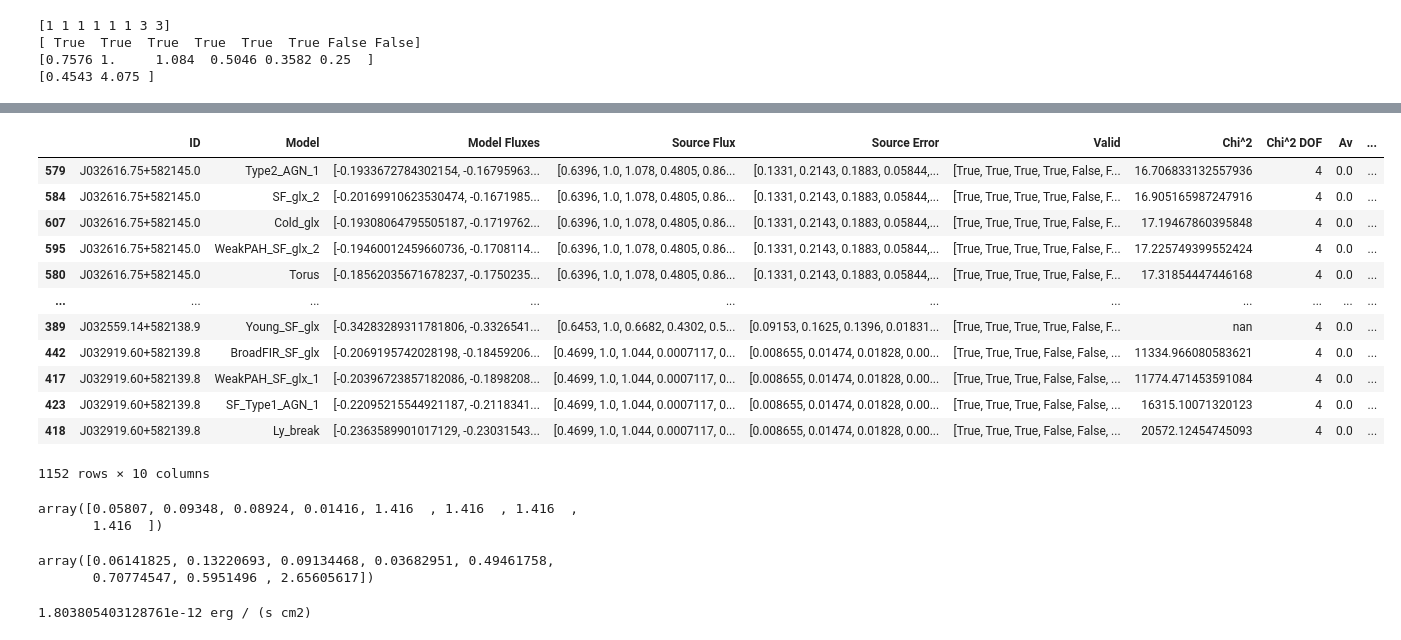
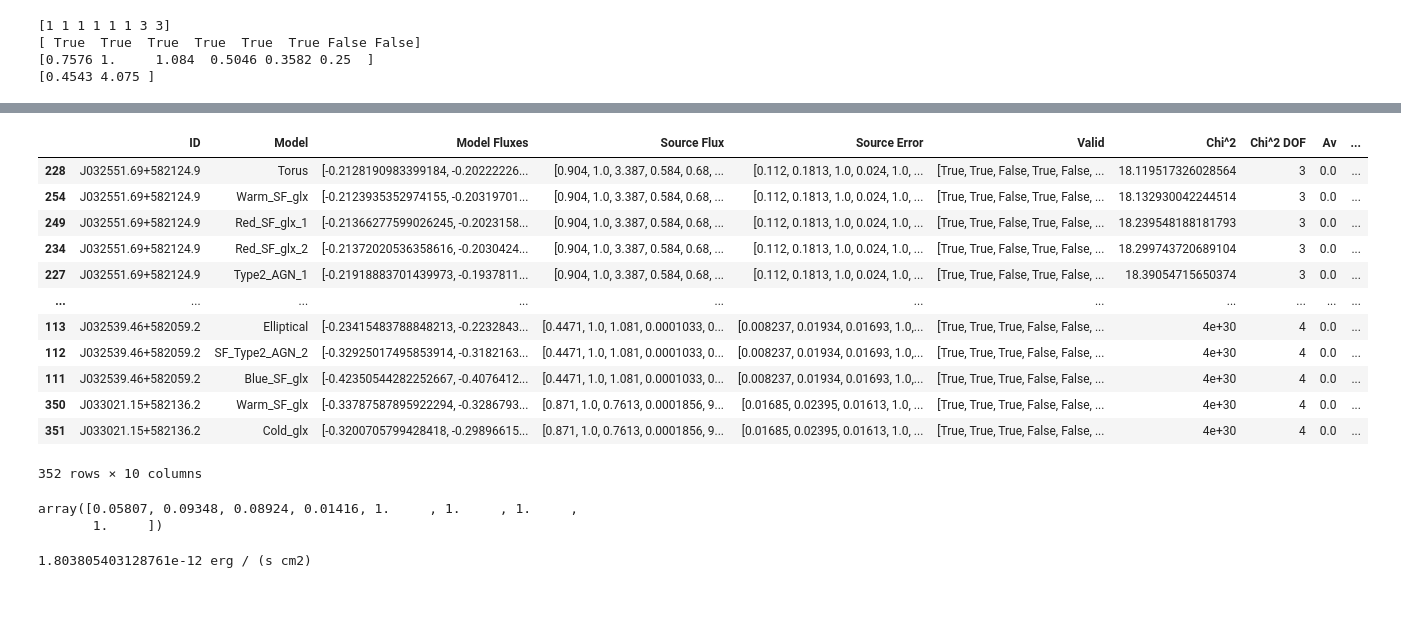
Before and after one commit to jridenba/REU-Notebooks, a Jupyter notebook: SESNA Galactic Fitting.ipynb, the cells around one changed output, grey strips where cells are left out. Saved outputs shown, nothing was run; the diff lists cells and outputs as text; code cells hidden in the pictures; blank space fills up the shorter version.

```diff
--- a/SESNA Galactic Fitting.ipynb
+++ b/SESNA Galactic Fitting.ipynb
@@ -55,7 +55,7 @@ sourcepath = '../data/raw/SESNA_normalized'
 sourcefile = open(sourcepath,'r')
 savables = pd.DataFrame(columns = ['ID', 'Model', 'Model Fluxes', 'Source Flux', 'Source Error', 'Valid', 'Chi^2', 'Chi^2 DOF', 'Av', 'Scale'])
 
-leash = 40
+leash = 10
 
 while True: # This while loop will run through each Source in SESNA, breaking the loop when it reaches the EOF
     try: s = Source.from_ascii(sourcefile.readline())
@@ -200,31 +206,26 @@ def retrieve_convolved_fluxes(model):
             convolvedflux.append(data[0][1][0])
     return np.array(convolvedflux)
 # %%
-savables[savables['Chi^2 DOF']>=4].sort_values(by='Chi^2')
+savables[savables['Chi^2 DOF']>=1].sort_values(by='Chi^2')
 # %% [output]
 |  | ID | Model | Model Fluxes | Source Flux | Source Error | Valid | Chi^2 | Chi^2 DOF | Av | ... |
-| 579 | J032616.75+582145.0 | Type2_AGN_1 | [-0.1933672784302154, -0.16795963... | [0.6396, 1.0, 1.078, 0.4805, 0.86... | [0.1331, 0.2143, 0.1883, 0.05844,... | [True, True, True, True, False, F... | 16.706833132557936 | 4 | 0.0 | ... |
-| 584 | J032616.75+582145.0 | SF_glx_2 | [-0.20169910623530474, -0.1671985... | [0.6396, 1.0, 1.078, 0.4805, 0.86... | [0.1331, 0.2143, 0.1883, 0.05844,... | [True, True, True, True, False, F... | 16.905165987247916 | 4 | 0.0 | ... |
-| 607 | J032616.75+582145.0 | Cold_glx | [-0.19308064795505187, -0.1719762... | [0.6396, 1.0, 1.078, 0.4805, 0.86... | [0.1331, 0.2143, 0.1883, 0.05844,... | [True, True, True, True, False, F... | 17.19467860395848 | 4 | 0.0 | ... |
-| 595 | J032616.75+582145.0 | WeakPAH_SF_glx_2 | [-0.19460012459660736, -0.1708114... | [0.6396, 1.0, 1.078, 0.4805, 0.86... | [0.1331, 0.2143, 0.1883, 0.05844,... | [True, True, True, True, False, F... | 17.225749399552424 | 4 | 0.0 | ... |
-| 580 | J032616.75+582145.0 | Torus | [-0.18562035671678237, -0.1750235... | [0.6396, 1.0, 1.078, 0.4805, 0.86... | [0.1331, 0.2143, 0.1883, 0.05844,... | [True, True, True, True, False, F... | 17.31854447446168 | 4 | 0.0 | ... |
+| 228 | J032551.69+582124.9 | Torus | [-0.2128190983399184, -0.20222226... | [0.904, 1.0, 3.387, 0.584, 0.68, ... | [0.112, 0.1813, 1.0, 0.024, 1.0, ... | [True, True, False, True, False, ... | 18.119517326028564 | 3 | 0.0 | ... |
+| 254 | J032551.69+582124.9 | Warm_SF_glx | [-0.2123935352974155, -0.20319701... | [0.904, 1.0, 3.387, 0.584, 0.68, ... | [0.112, 0.1813, 1.0, 0.024, 1.0, ... | [True, True, False, True, False, ... | 18.132930042244514 | 3 | 0.0 | ... |
+| 249 | J032551.69+582124.9 | Red_SF_glx_1 | [-0.21366277599026245, -0.2023158... | [0.904, 1.0, 3.387, 0.584, 0.68, ... | [0.112, 0.1813, 1.0, 0.024, 1.0, ... | [True, True, False, True, False, ... | 18.239548188181793 | 3 | 0.0 | ... |
+| 234 | J032551.69+582124.9 | Red_SF_glx_2 | [-0.21372020536358616, -0.2030424... | [0.904, 1.0, 3.387, 0.584, 0.68, ... | [0.112, 0.1813, 1.0, 0.024, 1.0, ... | [True, True, False, True, False, ... | 18.299743720689104 | 3 | 0.0 | ... |
+| 227 | J032551.69+582124.9 | Type2_AGN_1 | [-0.21918883701439973, -0.1937811... | [0.904, 1.0, 3.387, 0.584, 0.68, ... | [0.112, 0.1813, 1.0, 0.024, 1.0, ... | [True, True, False, True, False, ... | 18.39054715650374 | 3 | 0.0 | ... |
 | ... | ... | ... | ... | ... | ... | ... | ... | ... | ... | ... |
-| 389 | J032559.14+582138.9 | Young_SF_glx | [-0.34283289311781806, -0.3326541... | [0.6453, 1.0, 0.6682, 0.4302, 0.5... | [0.09153, 0.1625, 0.1396, 0.01831... | [True, True, True, True, False, F... | nan | 4 | 0.0 | ... |
-| 442 | J032919.60+582139.8 | BroadFIR_SF_glx | [-0.2069195742028198, -0.18459206... | [0.4699, 1.0, 1.044, 0.0007117, 0... | [0.008655, 0.01474, 0.01828, 0.00... | [True, True, True, False, False, ... | 11334.966080583621 | 4 | 0.0 | ... |
-| 417 | J032919.60+582139.8 | WeakPAH_SF_glx_1 | [-0.20396723857182086, -0.1898208... | [0.4699, 1.0, 1.044, 0.0007117, 0... | [0.008655, 0.01474, 0.01828, 0.00... | [True, True, True, False, False, ... | 11774.471453591084 | 4 | 0.0 | ... |
-| 423 | J032919.60+582139.8 | SF_Type1_AGN_1 | [-0.22095215544921187, -0.2118341... | [0.4699, 1.0, 1.044, 0.0007117, 0... | [0.008655, 0.01474, 0.01828, 0.00... | [True, True, True, False, False, ... | 16315.10071320123 | 4 | 0.0 | ... |
-| 418 | J032919.60+582139.8 | Ly_break | [-0.2363589901017129, -0.23031543... | [0.4699, 1.0, 1.044, 0.0007117, 0... | [0.008655, 0.01474, 0.01828, 0.00... | [True, True, True, False, False, ... | 20572.12454745093 | 4 | 0.0 | ... |
+| 113 | J032539.46+582059.2 | Elliptical | [-0.23415483788848213, -0.2232843... | [0.4471, 1.0, 1.081, 0.0001033, 0... | [0.008237, 0.01934, 0.01693, 1.0,... | [True, True, True, False, False, ... | 4e+30 | 4 | 0.0 | ... |
+| 112 | J032539.46+582059.2 | SF_Type2_AGN_2 | [-0.32925017495853914, -0.3182163... | [0.4471, 1.0, 1.081, 0.0001033, 0... | [0.008237, 0.01934, 0.01693, 1.0,... | [True, True, True, False, False, ... | 4e+30 | 4 | 0.0 | ... |
+| 111 | J032539.46+582059.2 | Blue_SF_glx | [-0.42350544282252667, -0.4076412... | [0.4471, 1.0, 1.081, 0.0001033, 0... | [0.008237, 0.01934, 0.01693, 1.0,... | [True, True, True, False, False, ... | 4e+30 | 4 | 0.0 | ... |
+| 350 | J033021.15+582136.2 | Warm_SF_glx | [-0.33787587895922294, -0.3286793... | [0.871, 1.0, 0.7613, 0.0001856, 9... | [0.01685, 0.02395, 0.01613, 1.0, ... | [True, True, True, False, False, ... | 4e+30 | 4 | 0.0 | ... |
+| 351 | J033021.15+582136.2 | Cold_glx | [-0.3200705799428418, -0.29896615... | [0.871, 1.0, 0.7613, 0.0001856, 9... | [0.01685, 0.02395, 0.01613, 1.0, ... | [True, True, True, False, False, ... | 4e+30 | 4 | 0.0 | ... |
-1152 rows × 10 columns
+352 rows × 10 columns
 # %%
 savables[savables['ID'] == 'J032637.84+582215.7'].loc[1247]['Source Error']
 # %% [output]
-array([0.05807, 0.09348, 0.08924, 0.01416, 1.416  , 1.416  , 1.416  ,
-       1.416  ])
+array([0.05807, 0.09348, 0.08924, 0.01416, 1.     , 1.     , 1.     ,
+       1.     ])
-# %%
-savables['Source Obj'][1218].error
-# %% [output]
-array([0.06141825, 0.13220693, 0.09134468, 0.03682951, 0.49461758,
-       0.70774547, 0.5951496 , 2.65605617])
 # %%
 # savables['Source Obj'][modelnum].flux
 sourceflux = np.array(savables['Source Obj'][45].to_ascii().split()[11:-1:2]).astype(float)
```
Also changed, not shown: parts of 3 cells of this notebook, 2 other files.
